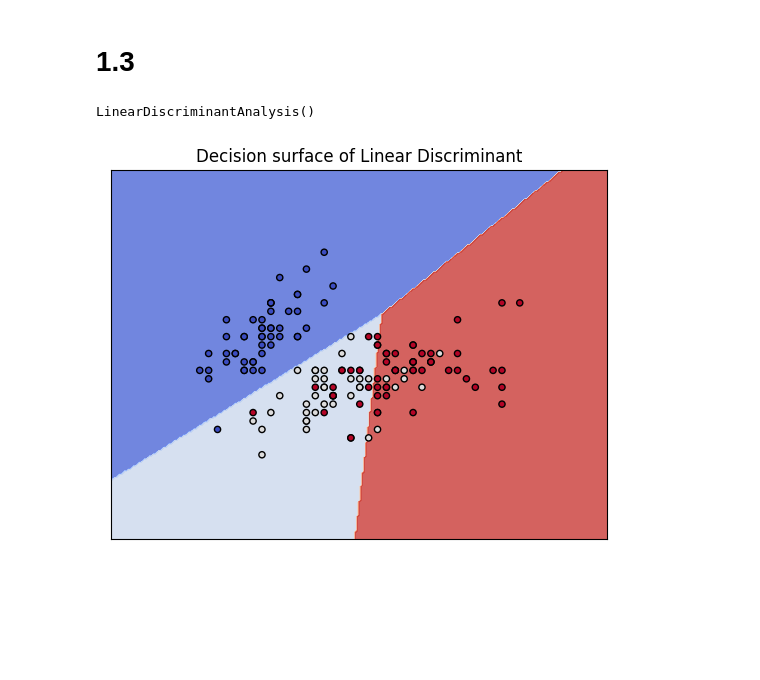
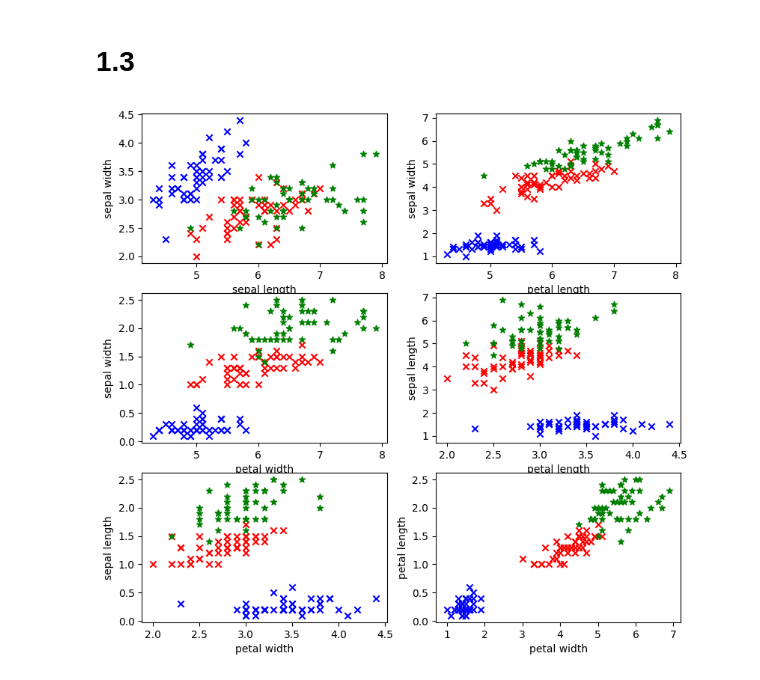
Before and after one commit to DilshodN/IAD, a Jupyter notebook: lab1.ipynb, the cells around one changed output. Drawn from its saved outputs; the diff is of its cells as text; code cells hidden in the pictures; blank space fills up the shorter version.

```diff
--- a/lab1.ipynb
+++ b/lab1.ipynb
@@ -139,24 +139,66 @@ for model, title, ax in zip(models, titles, axes.flatten()):
 # %% [markdown]
 # 1.3
 # %%
-X = iris_ds.data[:,:2]
+X = iris_ds.data
 y = iris_ds.target
 # %%
-LinDisModel = LinearDiscriminantAnalysis()
-LinDisModel.fit(X, y)
+model = LinearDiscriminantAnalysis()
+model.fit(X,y)
+pred = model.predict(X)
-# %% [output]
-LinearDiscriminantAnalysis()
-# %%
-fig, ax = plt.subplots()
-title = ('Decision surface of Linear Discriminant')
-X0, X1 = X[:, 0], X[:, 1]
-xx, yy = make_meshgrid(X0, X1)
-
-plot_contours(ax, LinDisModel, xx, yy, cmap=plt.cm.coolwarm, alpha=0.8)
-ax.scatter(X0, X1, c=y, cmap=plt.cm.coolwarm, s=20, edgecolors='k')
-ax.set_xticks(())
-ax.set_yticks(())
-ax.set_title(title)
-plt.show()
-# %% [output]
-[figure, removed]
+# %%
+setosa_indices=np.where(pred==0)[0].tolist()
+versicolor_pred=np.where(pred==1)[0].tolist()
+virginica_pred=np.where(pred==2)[0].tolist()
+
+X_setosa=X[setosa_indices,:]
+X_versicolor=X[versicolor_pred,:]
+X_virginica=X[virginica_pred,:]
+# %%
+plt.figure(figsize=(8, 8))
+plt.subplots_adjust(bottom=0.05, top=0.9, left=0.05, right=0.95)
+
+plt.subplot(321)
+plt.scatter(X_setosa[:,0],X_setosa[:,1], color='blue', marker='x', label='setosa')
+plt.scatter(X_versicolor[:,0],X_versicolor[:,1], color='red', marker='x', label='versicolor')
+plt.scatter(X_virginica[:,0],X_virginica[:,1], color='g', marker='*', label='virginica')
+plt.ylabel("sepal width")
+plt.xlabel("sepal length")
+
+plt.subplot(322)
+plt.scatter(X_setosa[:,0],X_setosa[:,2], color='blue', marker='x', label='setosa')
+plt.scatter(X_versicolor[:,0],X_versicolor[:,2], color='red', marker='x', label='versicolor')
+plt.scatter(X_virginica[:,0],X_virginica[:,2], color='g', marker='*', label='virginica')
+plt.ylabel("sepal width")
+plt.xlabel("petal length")
+
+plt.subplot(323)
+plt.scatter(X_setosa[:,0],X_setosa[:,3], color='blue', marker='x', label='setosa')
+plt.scatter(X_versicolor[:,0],X_versicolor[:,3], color='red', marker='x', label='versicolor')
+plt.scatter(X_virginica[:,0],X_virginica[:,3], color='g', marker='*', label='virginica')
+plt.ylabel("sepal width")
+plt.xlabel("petal width")
+
+plt.subplot(324)
+plt.scatter(X_setosa[:,1],X_setosa[:,2], color='blue', marker='x', label='setosa')
+plt.scatter(X_versicolor[:,1],X_versicolor[:,2], color='red', marker='x', label='versicolor')
+plt.scatter(X_virginica[:,1],X_virginica[:,2], color='g', marker='*', label='virginica')
+plt.ylabel("sepal length")
+plt.xlabel("petal length")
+
+plt.subplot(325)
+plt.scatter(X_setosa[:,1],X_setosa[:,3], color='blue', marker='x', label='setosa')
+plt.scatter(X_versicolor[:,1],X_versicolor[:,3], color='red', marker='x', label='versicolor')
+plt.scatter(X_virginica[:,1],X_virginica[:,3], color='g', marker='*', label='virginica')
+plt.ylabel("sepal length")
+plt.xlabel("petal width")
+
+plt.subplot(326)
+plt.scatter(X_setosa[:,2],X_setosa[:,3], color='blue', marker='x', label='setosa')
+plt.scatter(X_versicolor[:,2],X_versicolor[:,3], color='red', marker='x', label='versicolor')
+plt.scatter(X_virginica[:,2],X_virginica[:,3], color='g', marker='*', label='virginica')
+plt.ylabel("petal length")
+plt.xlabel("petal width")
+
+plt.show()
+# %% [output]
+[figure, added]
```
Also changed, not shown: parts of 10 cells of this notebook.
